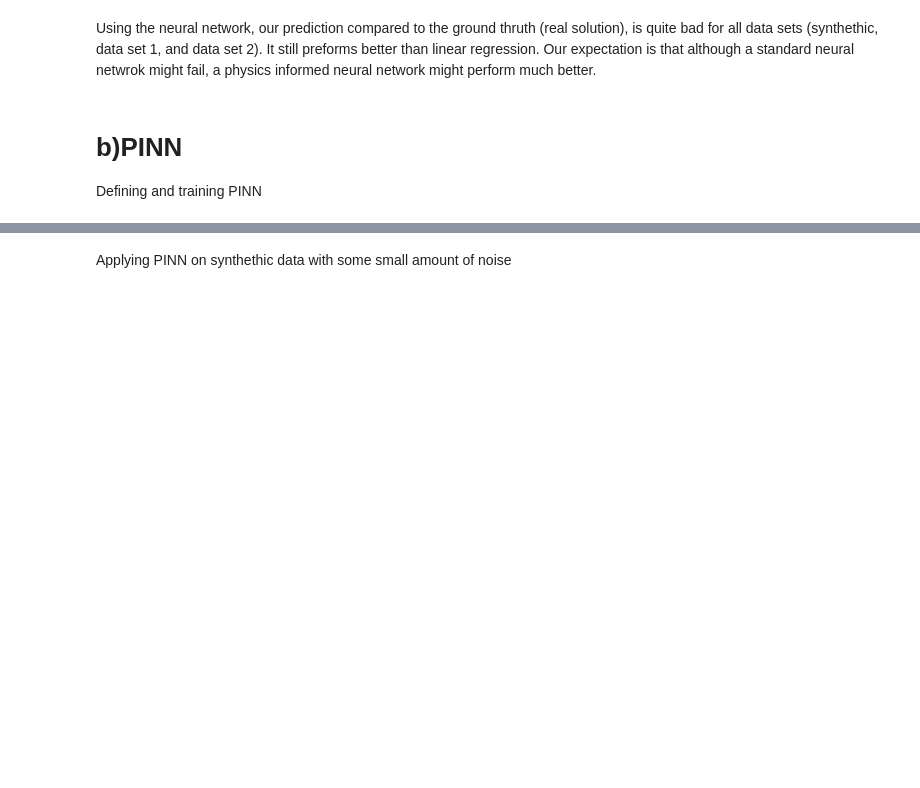
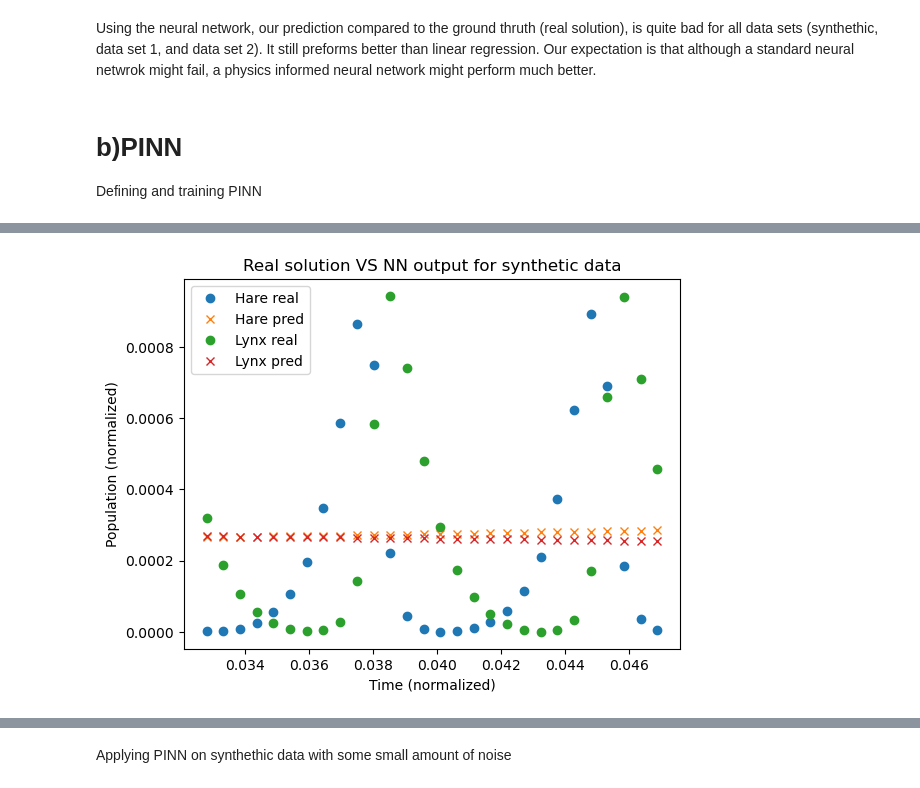
Before and after one commit to HannaKarwowska/Scientific-Machine-Learning-PSI-2026, a Jupyter notebook: Homework/My Homeworks 2/HW2_Hanna.ipynb, the cells around one changed output, grey strips where cells are left out. Drawn from its saved outputs; the diff is of its cells as text; code cells hidden in the pictures; blank space fills up the shorter version.

```diff
--- a/Homework/My Homeworks 2/HW2_Hanna.ipynb
+++ b/Homework/My Homeworks 2/HW2_Hanna.ipynb
@@ -1181,3 +1191,38 @@ Epoch 2500, Loss: 0.0000
+# %%
+#Evaluating the model on the test data
+
+
+#Defining the function performing the evaluation
+def evaluate(t, y_true):
+    model.eval()
+    with tc.no_grad():
+        y_pred = model(t)
+    return y_pred, y_true
+
+
+#Evakuating each of the synthetic data set, data set 1, data set 2
+pred_syn, true_syn = evaluate(*test_syn)
+#pred_real_1, true_real_1 = evaluate(*test_real_1)
+#pred_real_2, true_real_2 = evaluate(*test_real_2)
+# %%
+fig, ax = plt.subplots()
+
+ax.plot(test_syn[0], true_syn[:,0], "o", label="Hare real")
+ax.plot(test_syn[0], pred_syn[:,0], "x", label="Hare pred")
+
+ax.plot(test_syn[0], true_syn[:,1], "o", label="Lynx real")
+ax.plot(test_syn[0], pred_syn[:,1], "x", label="Lynx pred")
+
+ax.set_title("Real solution VS NN output for synthetic data")
+ax.set_xlabel("Time (normalized)")
+ax.set_ylabel("Population (normalized)")
+
+ax.legend()
+
+fig.savefig("PINN_synthetic_data.png")
+plt.show()
+# %% [output]
+[figure, added]
 # %%
 print("Learned parameters:")
 print("a =", model.a.item())
```
Also changed, not shown: parts of 2 cells of this notebook, 1 other file.
